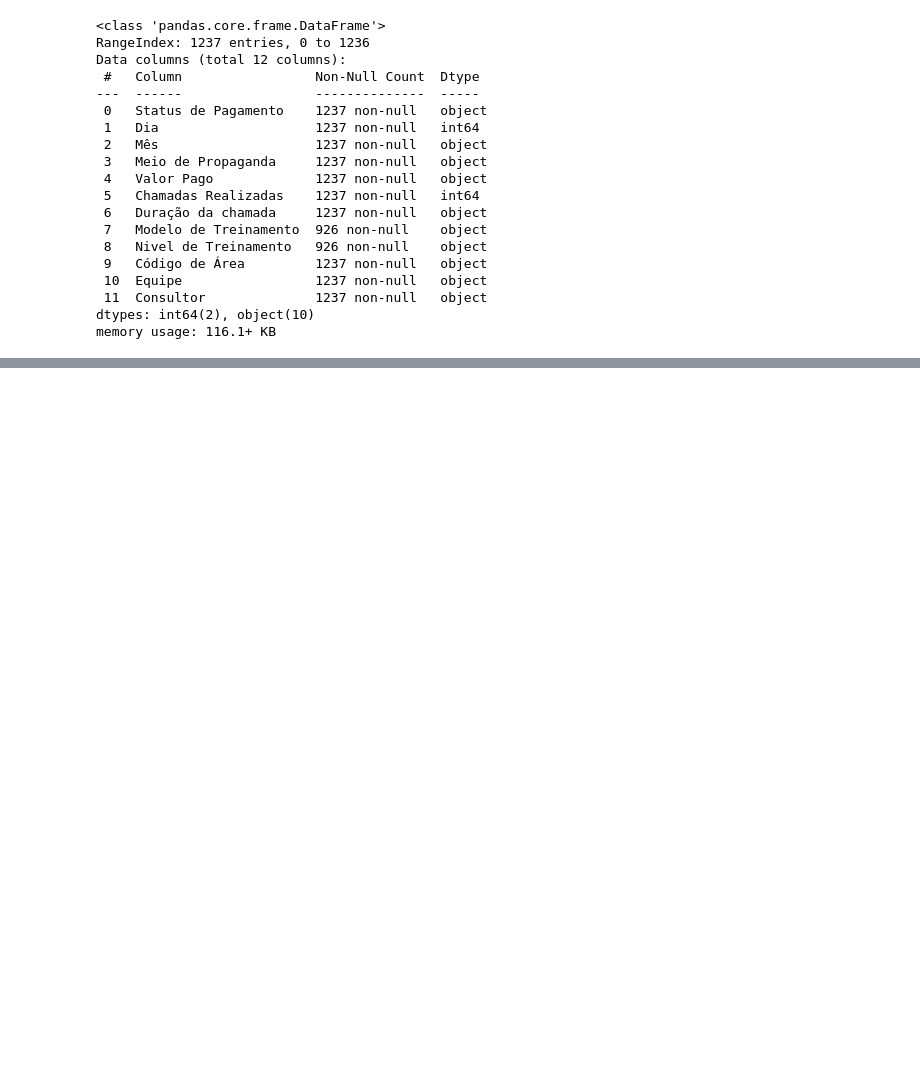
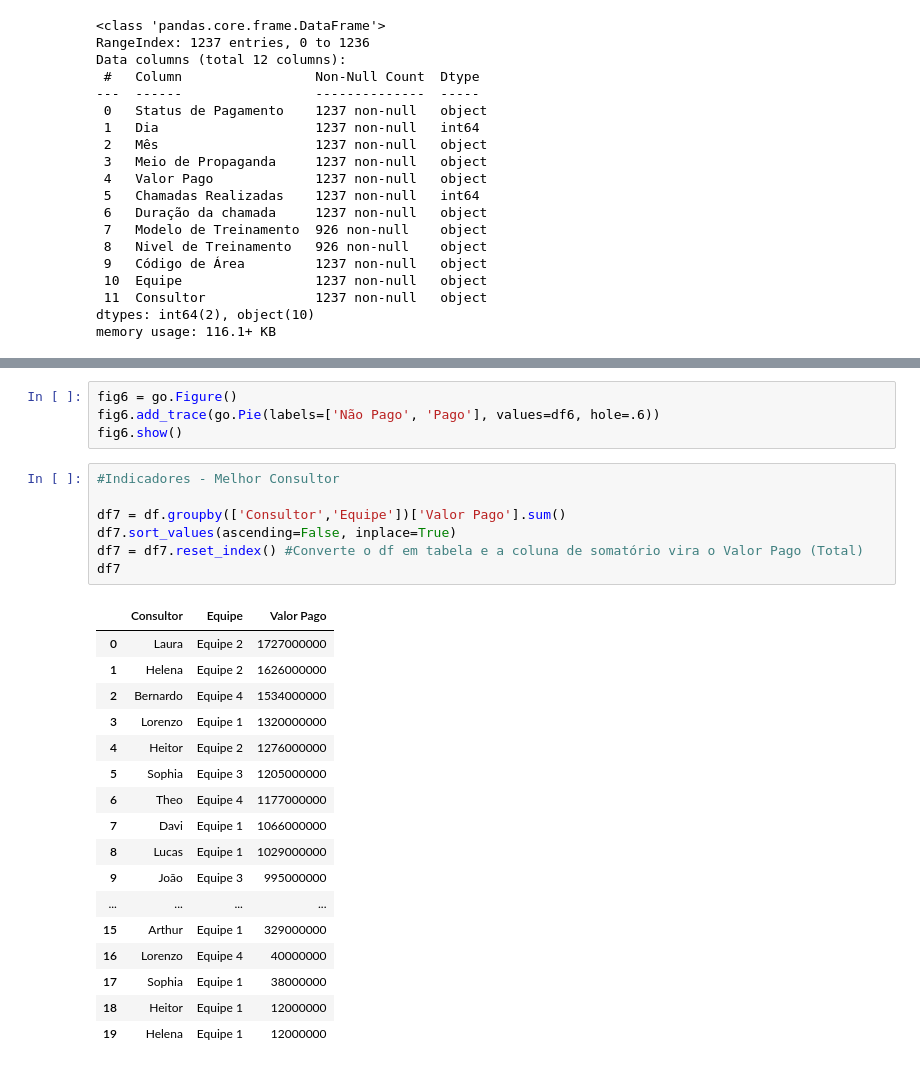
Before and after one commit to alexclemente1985/AsimovAcademy, a Jupyter notebook: modulo_7_sales/graphics.ipynb, the cells around one changed output, grey strips where cells are left out. Cells and saved outputs as stored; diff of their text form; blank space fills up the shorter version.

```diff
--- a/modulo_7_sales/graphics.ipynb
+++ b/modulo_7_sales/graphics.ipynb
@@ -112,0 +325,29 @@ memory usage: 116.1+ KB
+# %%
+fig6 = go.Figure()
+fig6.add_trace(go.Pie(labels=['Não Pago', 'Pago'], values=df6, hole=.6))
+fig6.show()
+# %%
+#Indicadores - Melhor Consultor
+
+df7 = df.groupby(['Consultor','Equipe'])['Valor Pago'].sum()
+df7.sort_values(ascending=False, inplace=True)
+df7 = df7.reset_index() #Converte o df em tabela e a coluna de somatório vira o Valor Pago (Total)
+df7
+# %% [output]
+|  | Consultor | Equipe | Valor Pago |
+| 0 | Laura | Equipe 2 | 1727000000 |
+| 1 | Helena | Equipe 2 | 1626000000 |
+| 2 | Bernardo | Equipe 4 | 1534000000 |
+| 3 | Lorenzo | Equipe 1 | 1320000000 |
+| 4 | Heitor | Equipe 2 | 1276000000 |
+| 5 | Sophia | Equipe 3 | 1205000000 |
+| 6 | Theo | Equipe 4 | 1177000000 |
+| 7 | Davi | Equipe 1 | 1066000000 |
+| 8 | Lucas | Equipe 1 | 1029000000 |
+| 9 | João | Equipe 3 | 995000000 |
+| ... | ... | ... | ... |
+| 15 | Arthur | Equipe 1 | 329000000 |
+| 16 | Lorenzo | Equipe 4 | 40000000 |
+| 17 | Sophia | Equipe 1 | 38000000 |
+| 18 | Heitor | Equipe 1 | 12000000 |
+| 19 | Helena | Equipe 1 | 12000000 |
```
Also changed, not shown: parts of 28 cells of this notebook, 8 other files.
